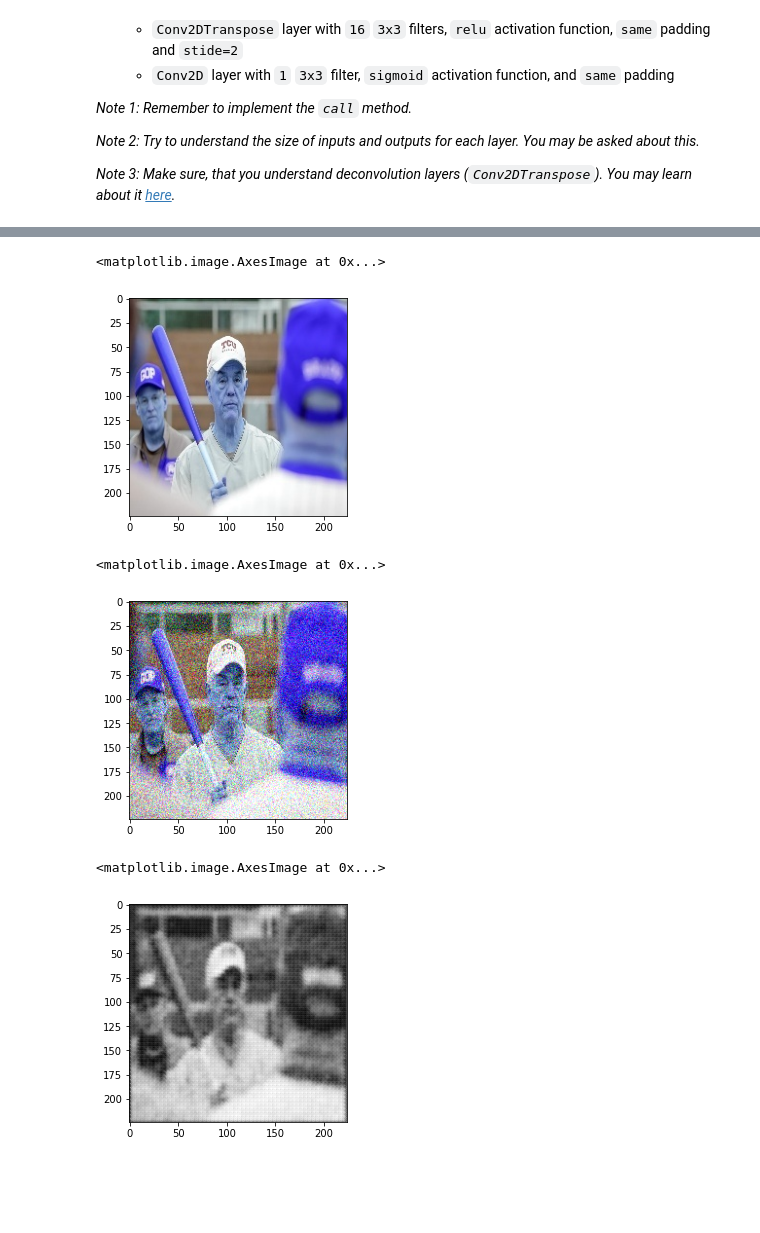
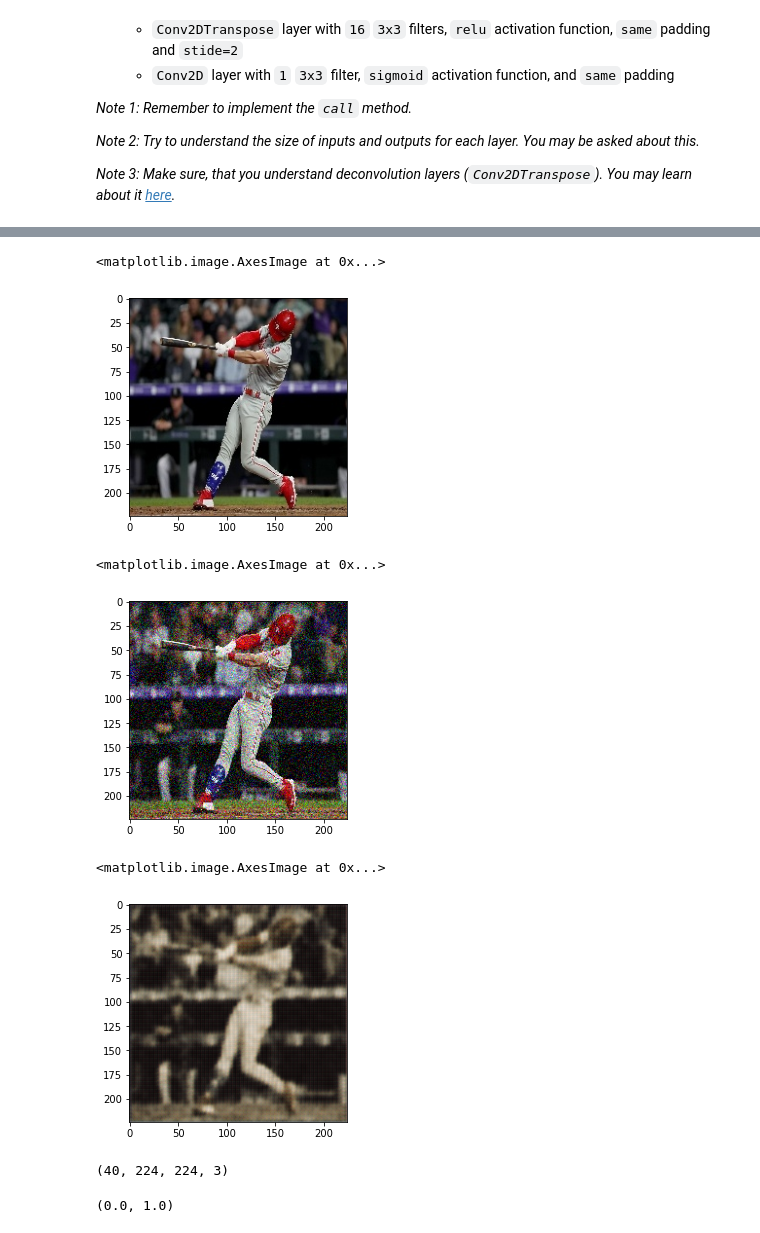
Before and after one commit to Snive6/DeepLearningClasses1, a Jupyter notebook: Autoencoders/Autoencoders-homework.ipynb, the cells around one changed output, grey strips where cells are left out. Drawn from its saved outputs; the diff is of its cells as text; code cells hidden in the pictures; blank space fills up the shorter version.

```diff
--- a/Autoencoders/Autoencoders-homework.ipynb
+++ b/Autoencoders/Autoencoders-homework.ipynb
@@ -87,6 +87,7 @@ import cv2
 import numpy as np
 # %%
 X_train = []
-for filepath in os.listdir('data/train/baseball'):
-    X_train.append(cv2.imread('data/train/baseball/{0}'.format(filepath),1))
+for img_dir in os.listdir('data/train/'):
+    for filepath in os.listdir('data/train/{0}'.format(img_dir)):
+        X_train.append(cv2.cvtColor(cv2.imread('data/train/{0}/{1}'.format(img_dir, filepath),1),cv2.COLOR_BGR2RGB))
 X_train = np.asarray(X_train)
@@ -93,5 +105,6 @@ X_train = np.asarray(X_train)
 # %%
 X_test = []
-for filepath in os.listdir('data/test/baseball'):
-    X_test.append(cv2.imread('data/test/baseball/{0}'.format(filepath),1))
-X_test = np.asarray(X_train)
+for img_dir in os.listdir('data/test/'):
+    for filepath in os.listdir('data/test/{0}'.format(img_dir)):
+        X_test.append(cv2.cvtColor(cv2.imread('data/test/{0}/{1}'.format(img_dir, filepath),1),cv2.COLOR_BGR2RGB))
+X_test = np.asarray(X_test)
@@ -104,6 +125,6 @@ print (x_train.shape)
 # %%
-x_train = x_train[..., tf.newaxis]
-x_test = x_test[..., tf.newaxis]
+# x_train = x_train[..., tf.newaxis]
+# x_test = x_test[..., tf.newaxis]
 
 print(x_train.shape)
 # %% [output]
@@ -206,15 +265,23 @@ plot_mnist(x_test_noisy, images2 = decoded_imgs)
 # %%
-plt.imshow(X_train[0])
+plt.imshow(x_test[0])
 # %% [output]
 <matplotlib.image.AxesImage at 0x...>
-[figure, old version]
+[figure, new version]
 # %%
 plt.imshow(tf.squeeze(x_test_noisy[0]))
 # %% [output]
 <matplotlib.image.AxesImage at 0x...>
-[figure, old version]
+[figure, new version]
 # %%
-plt.imshow(decoded_imgs[0])
+plt.imshow(decoded_imgs[0, ...])
 # %% [output]
 <matplotlib.image.AxesImage at 0x...>
-[figure, old version]
+[figure, new version]
+# %%
+decoded_imgs.shape
+# %% [output]
+(40, 224, 224, 3)
+# %%
+x_train[0].min(), x_train[0].max()
+# %% [output]
+(0.0, 1.0)
```
Also changed, not shown: parts of 21 cells of this notebook.
